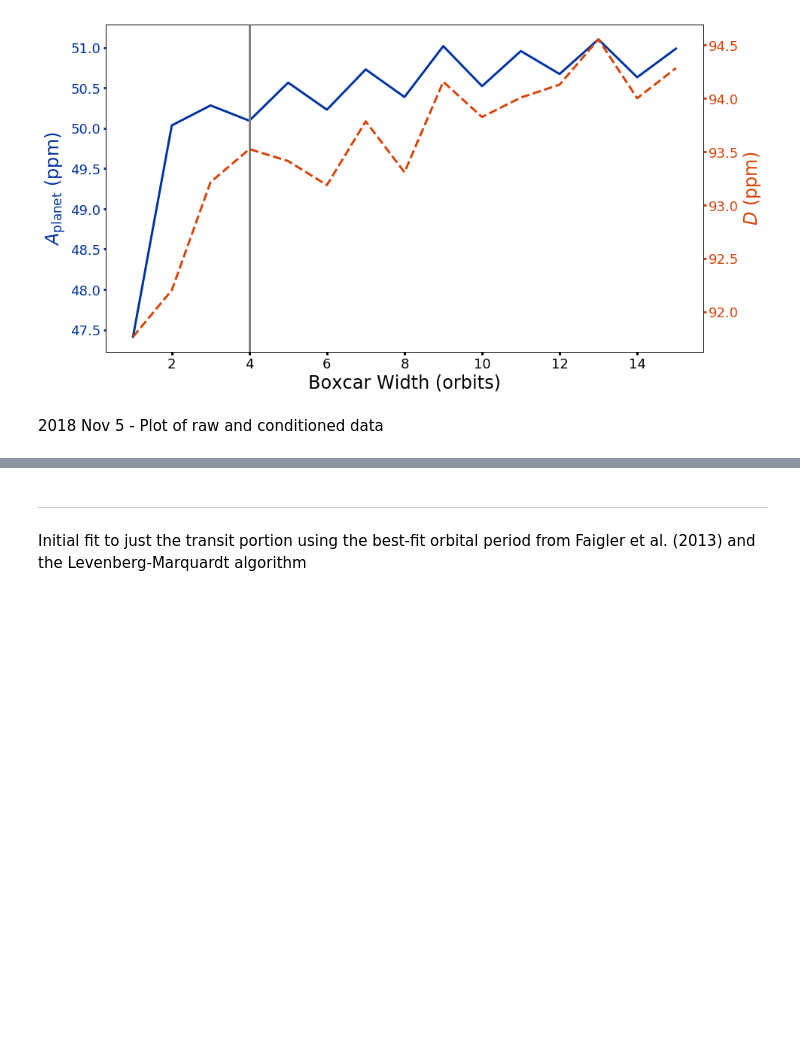
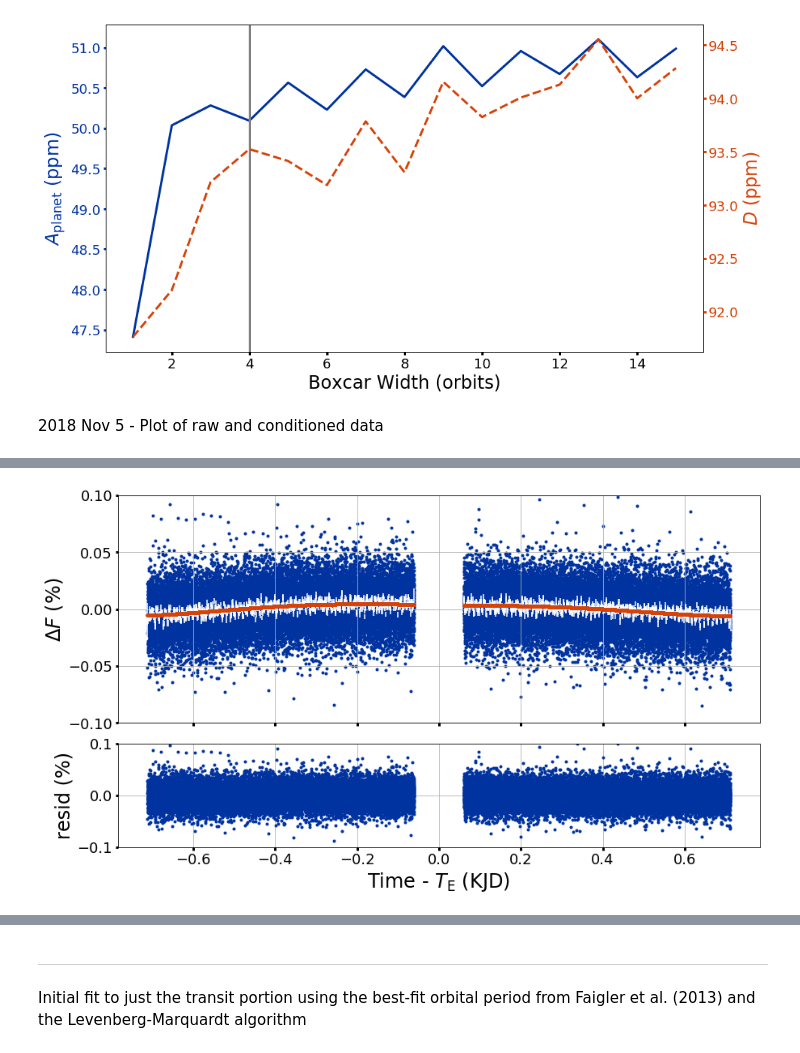
Before and after one commit to BoiseStatePlanetary/Searching-for-Variability-in-Eclipses-in-the-Kepler-Dataset, a Jupyter notebook: code/Analysis_of_Kepler76b.ipynb, the cells around one changed output, grey strips where cells are left out. Cells and saved outputs as stored; diff of their text form; code cells hidden in the pictures; blank space fills up the shorter version.

```diff
--- a/code/Analysis_of_Kepler76b.ipynb
+++ b/code/Analysis_of_Kepler76b.ipynb
@@ -212,0 +254,85 @@ None
+# %%
+# 2018 Dec 13 - Fittig modified BEER curve using MCMC
+def fit_BEER_lnprob(p, time, data):
+    noise = p['noise']
+    resids = calc_BEER_curve(time, p, supersample_factor=1, exp_time=0) - data
+
+    return -0.5 * np.sum((resids / noise)**2 + np.log(2 * np.pi * noise**2))
+
+BEER_only_params = Parameters()
+
+# Use best-fit values from Faigler et al. (2013)
+BEER_only_params.add('per', value=K76.per.to('day').value, vary=False)
+BEER_only_params.add('a', value=K76.a, vary=False)
+BEER_only_params.add('b', value=K76.b, vary=False)
+BEER_only_params.add('T0', value=K76.T0, vary=False)
+BEER_only_params.add('baseline', value=0., min=-1000e-6, max=1000e-6)
+BEER_only_params.add('Aellip', value=21e-6, min=-1000e-6, max=1000e-6)
+BEER_only_params.add('Asin', value=13e-6, min=-1000e-6, max=1000e-6)
+BEER_only_params.add('Acos', value=60e-6, min=-1000e-6, max=1000e-6)
+BEER_only_params.add('eclipse_depth', value=89e-6, vary=False)
+BEER_only_params.add('noise', value=mad(filtered_flux), min=0., max=1000e-6)
+
+# Grab the out-of-transit portion
+ind = ~( transit_indices(folded_time, 2.*K76.dur, K76.T0) |\
+         transit_indices(folded_time, 2.*K76.dur, K76.T0 + 0.5*K76.per.to('day').value) )
+
+time = folded_time[ind]
+data = filtered_flux[ind]
+binned_time, binned_data, binned_err = bindata(time, data, binsize=1./60./24.)
+err = np.ones_like(data) # Don't worry about scatter.
+
+nwalkers = 100
+nsteps = 1000
+
+pos = np.array([(BEER_only_params[cur_key].value + 1e-5*np.random.randn(nwalkers))
+                for cur_key in ['baseline', 'Aellip', 'Asin', 'Acos', 'noise']]).transpose()
+
+# mini = Minimizer(fit_BEER_lnprob, BEER_only_params, fcn_args=(time, data))
+# %time new_BEER_out = mini.emcee(pos=pos, nwalkers=nwalkers, steps=nsteps, params=BEER_only_params)
+
+BEER_only_model = calc_BEER_curve(time, new_BEER_out.params, supersample_factor=1, exp_time=0)
+
+print(new_BEER_out.params.pretty_print())
+
+# Checking whether the Asin and Acos terms give results consistent with Faigler et al. (2013)
+Abeam = 13.5e-6 # Faigler et al. (2013)
+phase_shift = np.arctan((Abeam - new_BEER_out.params['Asin'])/new_BEER_out.params['Acos'])/2./np.pi
+Aplanet = np.sqrt((Abeam - new_BEER_out.params['Asin'])**2 + (new_BEER_out.params['Acos'])**2)
+print(phase_shift*360., Aplanet)
+
+fig = plt.figure(figsize=(aspect_ratio*8, 8))
+
+ax1 = plt.subplot2grid((3, 1), (0, 0), rowspan=2)
+ax1.grid(True)
+
+ax1.set_ylabel("$\\Delta F$ (%)", fontsize=24)
+ax1.tick_params('both', labelsize=18, labelbottom=False)
+
+# Center on eclipse
+x = (time - (K76.T0 + 0.5*K76.per.to('day').value))
+ind = x < -(0.5*K76.per.to('day').value)
+x[ind] += K76.per.to('day').value
+
+binned_x = (binned_time - (K76.T0 + 0.5*K76.per.to('day').value))
+ind = binned_x < -(0.5*K76.per.to('day').value)
+binned_x[ind] += K76.per.to('day').value
+
+y = data*100.
+ax1.plot(x, y,
+         marker='.', ls='', color=BoiseState_blue, zorder=-1)
+ax1.errorbar(binned_x, binned_data*100., binned_err*100., color='white', ls='')
+ax1.plot(x, BEER_only_model*100.,
+         marker='.', ls='', color=BoiseState_orange)
+
+ax1.set_ylim([-0.1, 0.1])
+
+ax2 = plt.subplot2grid((3, 1), (2, 0), sharex=ax1)
+ax2.grid(True)
+ax2.plot(x, (data - BEER_only_model)*100.,
+         marker='.', ls='', color=BoiseState_blue)
+ax2.set_ylabel("resid (%)", fontsize=24)
+ax2.tick_params('both', labelsize=18)
+ax2.set_ylim([-0.1, 0.1])
+ax2.set_xlabel("Time - $T_{\\rm E}$ (KJD)", fontsize=24)
+# %% [output]
@@ -212,0 +353 @@ None
+[figure, added]
```
Also changed, not shown: parts of 6 cells of this notebook.
